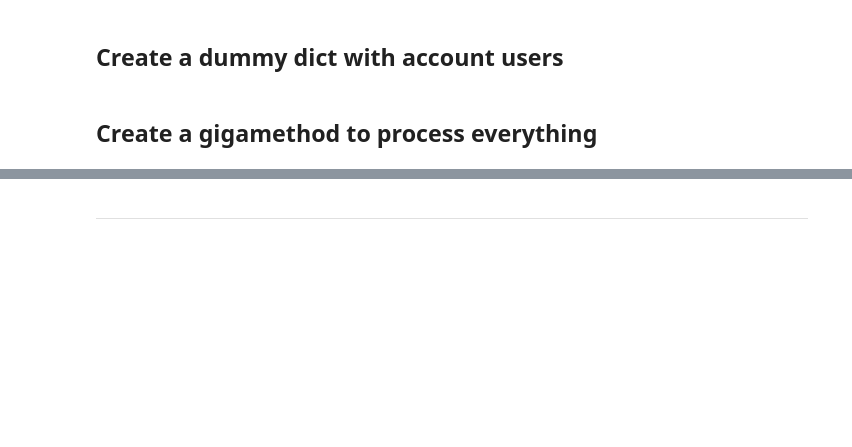
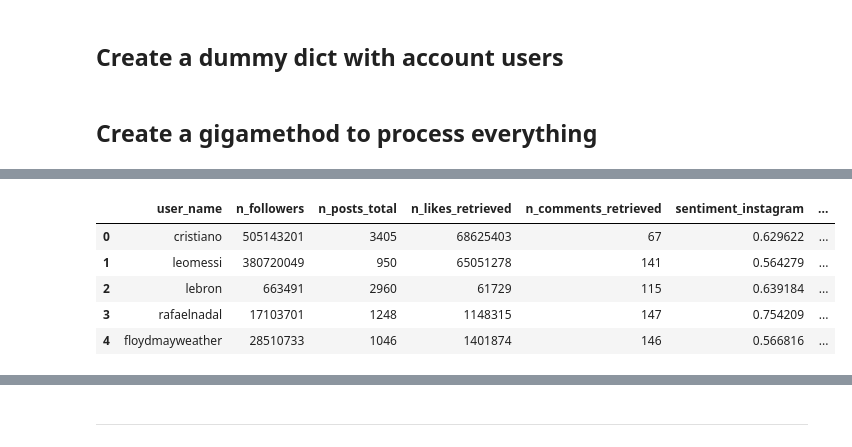
Before and after one commit to deperiv/vertikal-x-ds, a Jupyter notebook: Code/Pipeline/pipeline.ipynb, the cells around one changed output, grey strips where cells are left out. Saved outputs shown, nothing was run; the diff lists cells and outputs as text; code cells hidden in the pictures; blank space fills up the shorter version.

```diff
--- a/Code/Pipeline/pipeline.ipynb
+++ b/Code/Pipeline/pipeline.ipynb
@@ -484,0 +522,2 @@ engagement = (n_likes+n_comments)/(n_followers)*100
+# %%
+pd_ig = pd.concat([processed_ig_data, processed_ig_data_after], axis=0, ignore_index=True)
@@ -484,0 +587,12 @@ engagement = (n_likes+n_comments)/(n_followers)*100
+# %%
+df_temp_new_data = pd.DataFrame()
+for username in processed_ig_data_after["user_name"].unique():
+    df_temp_new_data = pd.concat([df_temp_new_data, compute_bonus_ig_spi(processed_ig_data_after, processed_ig_data, username)], axis=0, ignore_index=True)
+df_temp_new_data
+# %% [output]
+|  | user_name | n_followers | n_posts_total | n_likes_retrieved | n_comments_retrieved | sentiment_instagram | ... |
+| 0 | cristiano | 505143201 | 3405 | 68625403 | 67 | 0.629622 | ... |
+| 1 | leomessi | 380720049 | 950 | 65051278 | 141 | 0.564279 | ... |
+| 2 | lebron | 663491 | 2960 | 61729 | 115 | 0.639184 | ... |
+| 3 | rafaelnadal | 17103701 | 1248 | 1148315 | 147 | 0.754209 | ... |
+| 4 | floydmayweather | 28510733 | 1046 | 1401874 | 146 | 0.566816 | ... |
```
Also changed, not shown: parts of 55 cells of this notebook, 9 other files.
